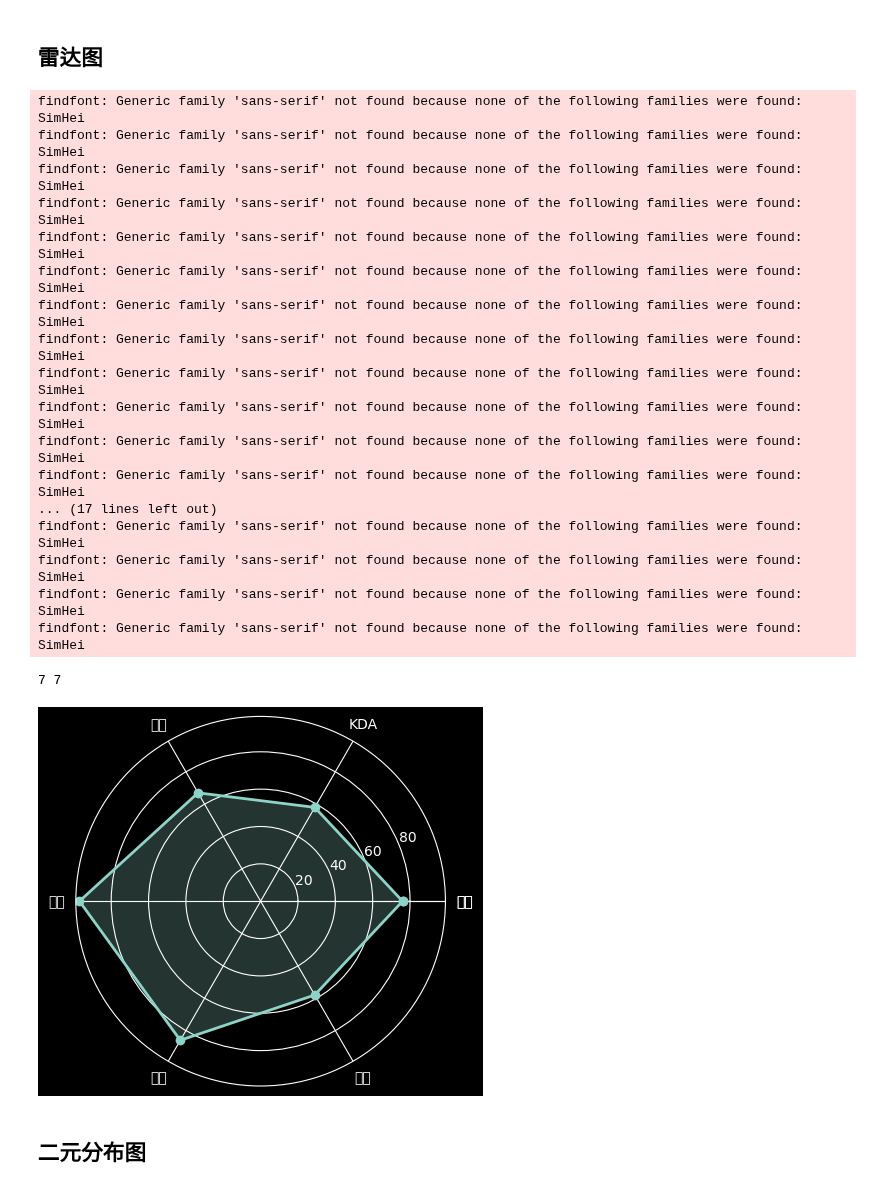
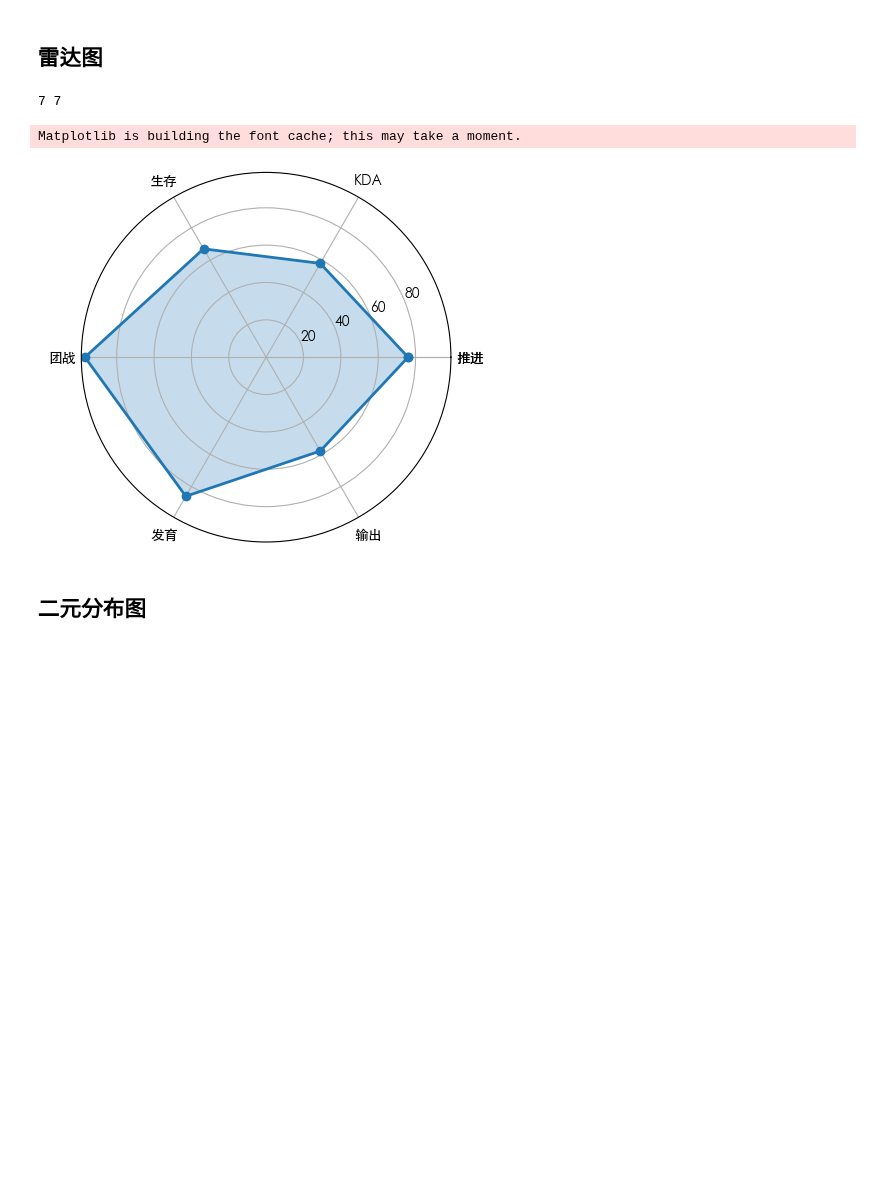
Before and after one commit to hivandu/AI_Cheats, a Jupyter notebook: Core BI/09. matploylib&seaborn.ipynb, the cells around one changed output. Cells and saved outputs as stored; diff of their text form; code cells hidden in the pictures; blank space fills up the shorter version.

```diff
--- a/Core BI/09. matploylib&seaborn.ipynb
+++ b/Core BI/09. matploylib&seaborn.ipynb
@@ -11,6 +11,11 @@ from matplotlib.font_manager import FontProperties
 import os
 
 dp = os.environ.get('DATA_PATH')
+# %%
+# 设置中文字体
+plt.rcParams['font.sans-serif'] = 'STHeiti'
+plt.rcParams['axes.unicode_minus'] = False # 解决保存图像负号'-'显示为方块的问题
+plt.style.use('default')
 # %%
 # 数据准备
 N = 500
@@ -130,49 +135,33 @@ plt.show()
 # %%
 # 数据准备
 labels = np.array([u'推进', 'KDA', u'生存', u'团战', u'发育', u'输出'])
 
 stats = [76, 58, 67, 97, 86, 58]
 
 # 画图数据准备，角度，状态值
 angles = np.linspace(0, 2*np.pi, len(labels), endpoint=False)
 stats = np.concatenate((stats, [stats[0]]))
 angles = np.concatenate((angles, [angles[0]]))
 labels = np.concatenate((labels, [labels[0]]))
 
 # 检查角度和标签的数量是否相同
 print(len(angles), len(labels))
 
 # 设置中文字体
-mpl.rcParams['font.sans-serif'] = ['SimHei'] # 默认字体
-mpl.rcParams['axes.unicode_minus'] = False # 解决保存图像负号'-'显示为方块的问题
+plt.rcParams['font.sans-serif'] = 'STHeiti'
+plt.rcParams['axes.unicode_minus'] = False # 解决保存图像负号'-'显示为方块的问题
 
 # 用 matplotlib 画雷达图
 fig = plt.figure()
 ax = fig.add_subplot(111, polar=True)
 ax.plot(angles, stats, 'o-', linewidth=2)
 ax.fill(angles, stats, alpha=0.25)
 ax.set_thetagrids(angles*180/np.pi, labels)
 plt.show()
 # %% [output]
-findfont: Generic family 'sans-serif' not found because none of the following families were found: SimHei
-findfont: Generic family 'sans-serif' not found because none of the following families were found: SimHei
-findfont: Generic family 'sans-serif' not found because none of the following families were found: SimHei
-findfont: Generic family 'sans-serif' not found because none of the following families were found: SimHei
-findfont: Generic family 'sans-serif' not found because none of the following families were found: SimHei
-findfont: Generic family 'sans-serif' not found because none of the following families were found: SimHei
-findfont: Generic family 'sans-serif' not found because none of the following families were found: SimHei
-findfont: Generic family 'sans-serif' not found because none of the following families were found: SimHei
-findfont: Generic family 'sans-serif' not found because none of the following families were found: SimHei
-findfont: Generic family 'sans-serif' not found because none of the following families were found: SimHei
-findfont: Generic family 'sans-serif' not found because none of the following families were found: SimHei
-findfont: Generic family 'sans-serif' not found because none of the following families were found: SimHei
-... (17 lines left out)
-findfont: Generic family 'sans-serif' not found because none of the following families were found: SimHei
-findfont: Generic family 'sans-serif' not found because none of the following families were found: SimHei
-findfont: Generic family 'sans-serif' not found because none of the following families were found: SimHei
-findfont: Generic family 'sans-serif' not found because none of the following families were found: SimHei
+7 7
-7 7
+Matplotlib is building the font cache; this may take a moment.
-[figure, old version]
+[figure, new version]
 # %% [markdown]
 ## 二元分布图
 # %%
```
Also changed, not shown: parts of 15 cells of this notebook, 22 other files.
